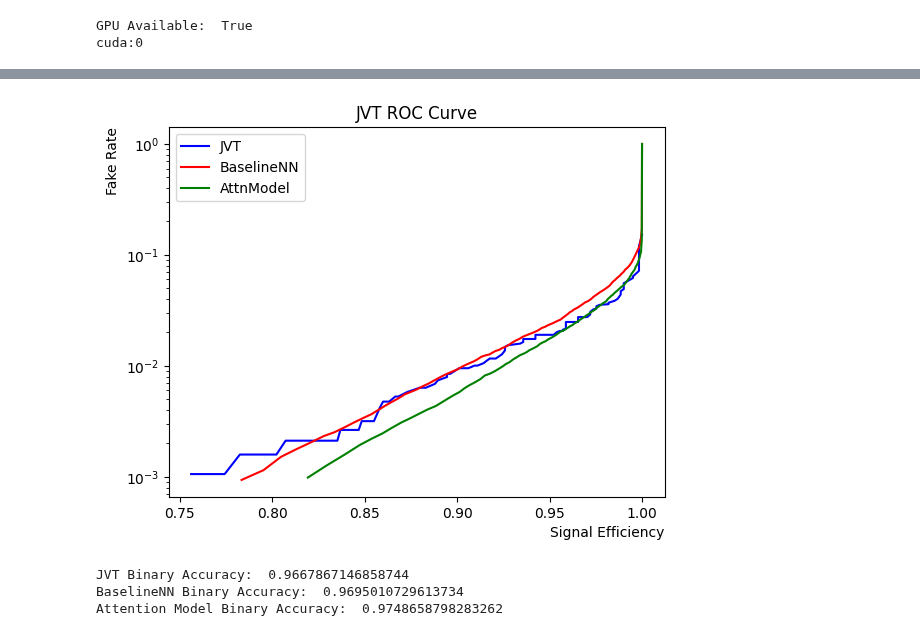
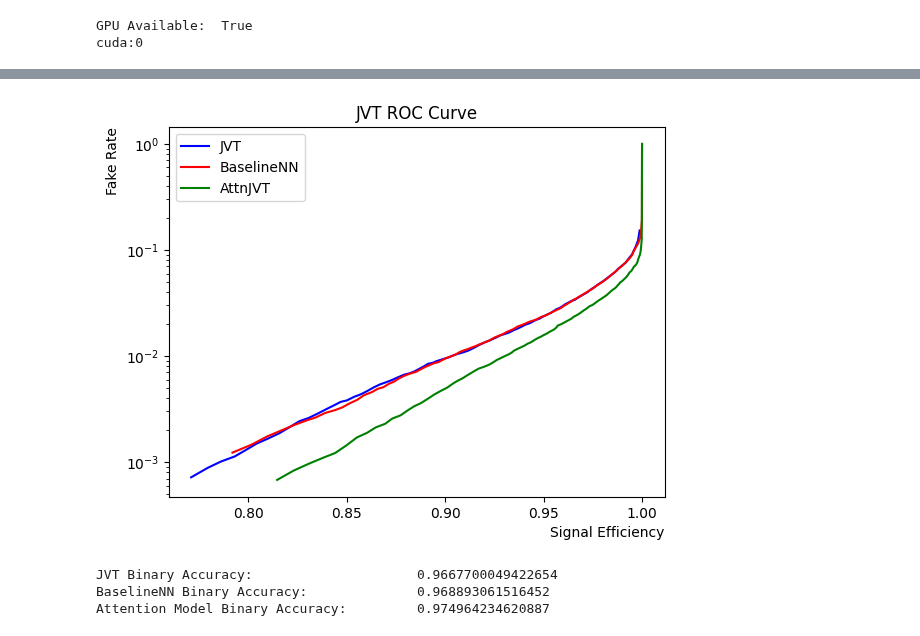
Before and after one commit to LukeV37/Pileup_Project, a Jupyter notebook: python/JVT_Benchmark.ipynb, the cells around one changed output, grey strips where cells are left out. Cells and saved outputs as stored; diff of their text form; code cells hidden in the pictures.

```diff
--- a/python/JVT_Benchmark.ipynb
+++ b/python/JVT_Benchmark.ipynb
@@ -97,13 +97,13 @@ JVT_RpT = JVT_RpT[p]
 JVT_corrJVF = JVT_corrJVF[p]
 
 # Total 10k events
-num_train = len(X) - 2500
+num_train = int(len(X) - 0.25*len(X))
 
 X_train_JVT = X[0:num_train]
 y_train_JVT = y[0:num_train]
 
-X_test_JVT = X[num_train:-1]
-y_test_JVT = y[num_train:-1]
+X_test_JVT = X[num_train:]
+y_test_JVT = y[num_train:]
 
 kNN = KNeighborsClassifier(n_neighbors=100)
 
@@ -269,7 +269,7 @@ print(device)
 GPU Available:  True
 cuda:0
 # %%
-hidden_layer = 32
+hidden_layer = 64
 num_heads=8
 
 model = AttnModel(6,hidden_layer,num_heads,1)
@@ -343,38 +359,38 @@ def roc(y_true, y_pred):
 y_pred_JVT = kNN.predict_proba(X_test_JVT)[:,1]
 baseline.to('cpu')
 model.to('cpu')
 
 y_pred_baseline = []
 y_pred_attn = []
 y_Test = []
 for event in range(X_test.size(0)):
     y_pred_baseline.append(baseline(X_test[event]).detach().numpy())
     y_pred_attn.append(model(X_test[event]).detach().numpy())
     y_Test.append(y_test[event].detach().numpy())
 
 y_pred_baseline = np.array(ak.ravel(y_pred_baseline))
 y_pred_attn = np.array(ak.ravel(y_pred_attn))
 y_Test = np.array(ak.ravel(y_Test))
 
 x1,y1,th1 = roc(y_test_JVT,y_pred_JVT)
 x2,y2,th2 = roc(y_Test,y_pred_baseline)
 x3,y3,th3 = roc(y_Test,y_pred_attn)
 
 plt.title("JVT ROC Curve")
 plt.plot(x1,y1,color='b',label='JVT')
 plt.plot(x2,y2,color='r',label='BaselineNN')
-plt.plot(x3,y3,color='g',label='AttnModel')
+plt.plot(x3,y3,color='g',label='AttnJVT')
 
 plt.ylabel('Fake Rate',loc='top')
 plt.xlabel('Signal Efficiency',loc='right')
 plt.yscale('log')
 plt.legend()
 plt.show()
-print("JVT Binary Accuracy: ", accuracy_score(y_test_JVT, y_pred>threshold))
-print("BaselineNN Binary Accuracy: ", accuracy_score(y_Test, y_pred_baseline>threshold))
-print("Attention Model Binary Accuracy: ", accuracy_score(y_Test, y_pred_attn>threshold))
+print("JVT Binary Accuracy: \t\t\t", accuracy_score(y_test_JVT, y_pred_JVT>threshold))
+print("BaselineNN Binary Accuracy: \t\t", accuracy_score(y_Test, y_pred_baseline>threshold))
+print("Attention Model Binary Accuracy: \t", accuracy_score(y_Test, y_pred_attn>threshold))
 # %% [output]
-[figure, old version]
+[figure, new version]
-JVT Binary Accuracy:  0.9667867146858744
-BaselineNN Binary Accuracy:  0.9695010729613734
-Attention Model Binary Accuracy:  0.9748658798283262
+JVT Binary Accuracy:                     0.9667700049422654
+BaselineNN Binary Accuracy:              0.968893061516452
+Attention Model Binary Accuracy:         0.974964234620887
```
Also changed, not shown: parts of 4 cells of this notebook.
